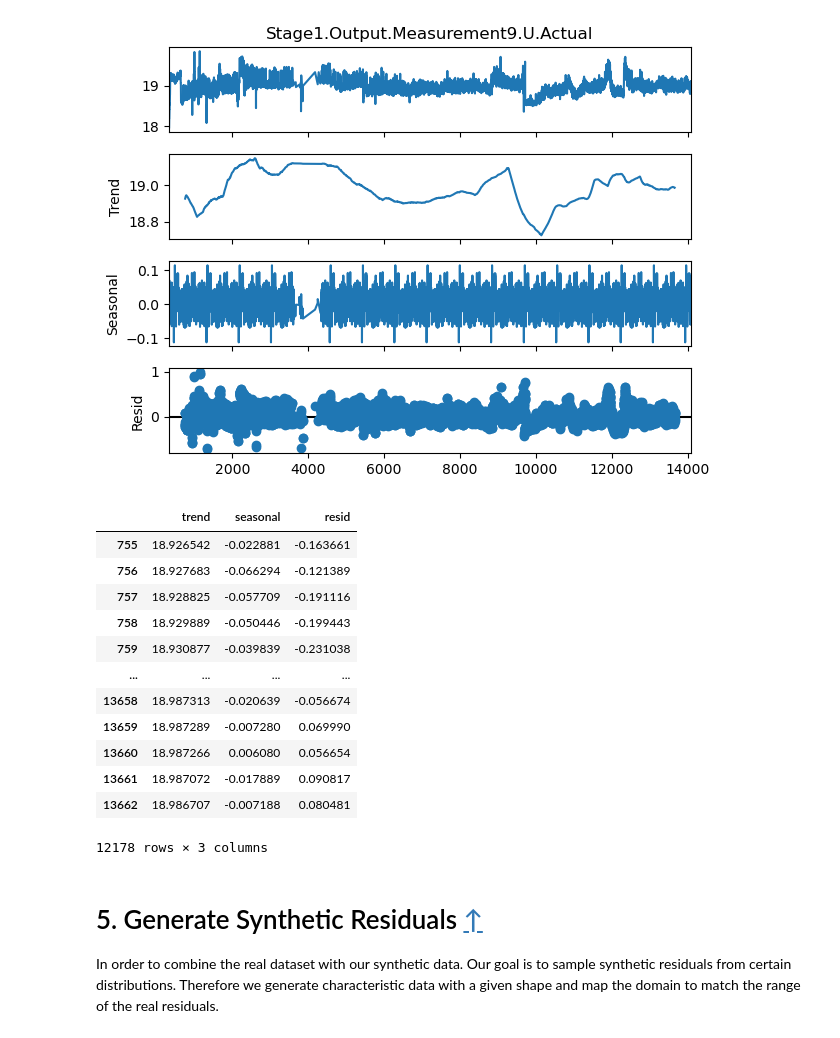
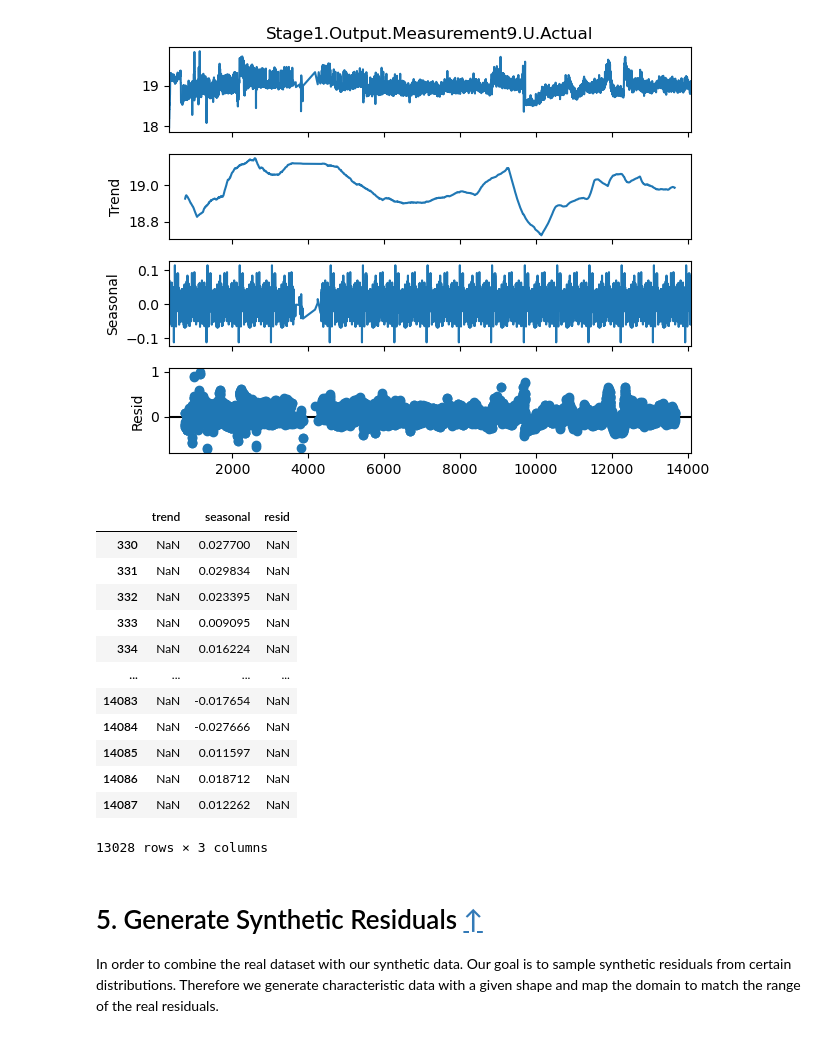
Before and after one commit to davidmichelsTUB/stochastic-data, a Jupyter notebook: datageneration.ipynb, the cells around one changed output. Cells and saved outputs as stored; diff of their text form; code cells hidden in the pictures.

```diff
--- a/datageneration.ipynb
+++ b/datageneration.ipynb
@@ -102,23 +90,23 @@ plt.show()
 # %%
 times_series_decomposition = pd.DataFrame(sd.resid)
 times_series_decomposition.insert(0, "seasonal",sd.seasonal)
 times_series_decomposition.insert(0, "trend",sd.trend)
-times_series_decomposition = times_series_decomposition.dropna()
+
 (times_series_decomposition)
 # %% [output]
 |  | trend | seasonal | resid |
-| 755 | 18.926542 | -0.022881 | -0.163661 |
-| 756 | 18.927683 | -0.066294 | -0.121389 |
-| 757 | 18.928825 | -0.057709 | -0.191116 |
-| 758 | 18.929889 | -0.050446 | -0.199443 |
-| 759 | 18.930877 | -0.039839 | -0.231038 |
+| 330 | NaN | 0.027700 | NaN |
+| 331 | NaN | 0.029834 | NaN |
+| 332 | NaN | 0.023395 | NaN |
+| 333 | NaN | 0.009095 | NaN |
+| 334 | NaN | 0.016224 | NaN |
 | ... | ... | ... | ... |
-| 13658 | 18.987313 | -0.020639 | -0.056674 |
-| 13659 | 18.987289 | -0.007280 | 0.069990 |
-| 13660 | 18.987266 | 0.006080 | 0.056654 |
-| 13661 | 18.987072 | -0.017889 | 0.090817 |
-| 13662 | 18.986707 | -0.007188 | 0.080481 |
+| 14083 | NaN | -0.017654 | NaN |
+| 14084 | NaN | -0.027666 | NaN |
+| 14085 | NaN | 0.011597 | NaN |
+| 14086 | NaN | 0.018712 | NaN |
+| 14087 | NaN | 0.012262 | NaN |
-12178 rows × 3 columns
+13028 rows × 3 columns
 # %% [markdown]
 # 5. Generate Synthetic Residuals <a class='anchor' id='5'></a> [↑](#top)
 In order to combine the real dataset with our synthetic data. Our goal is to sample synthetic residuals from certain distributions. Therefore we generate characteristic data with a given shape and map the domain to match the range of the real residuals.
```
Also changed, not shown: parts of 19 cells of this notebook.
